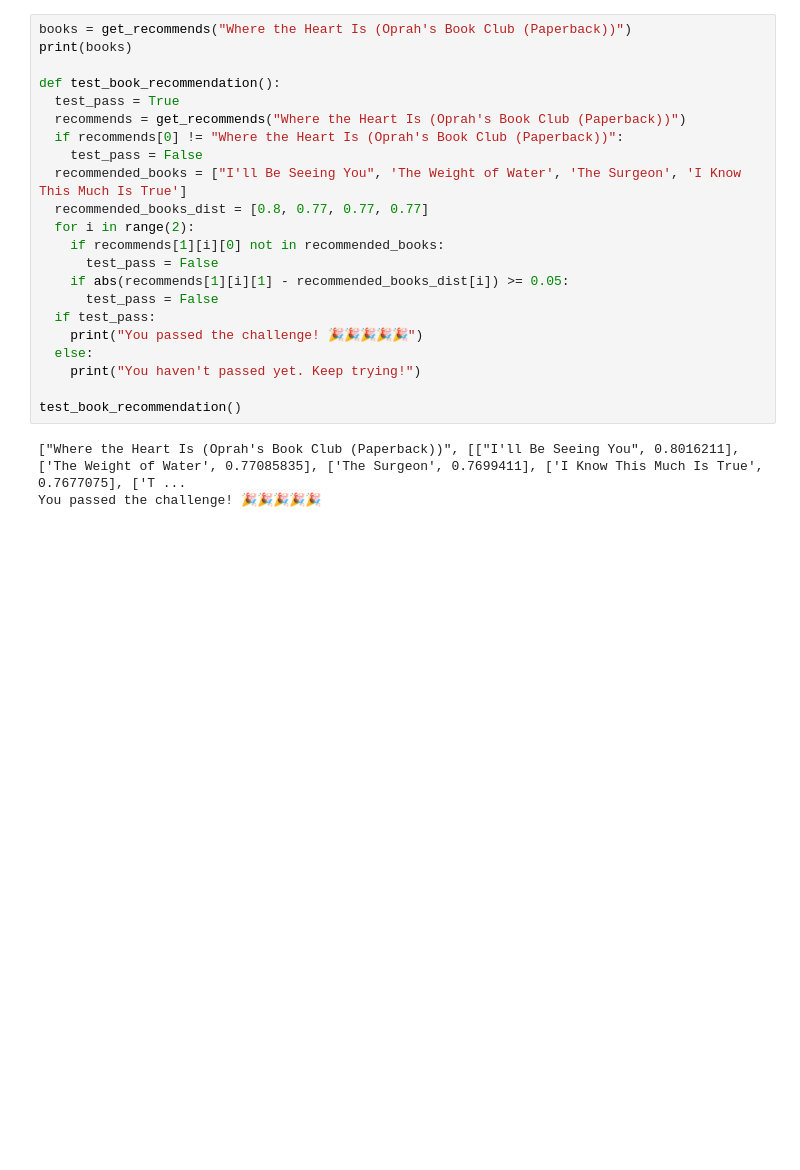
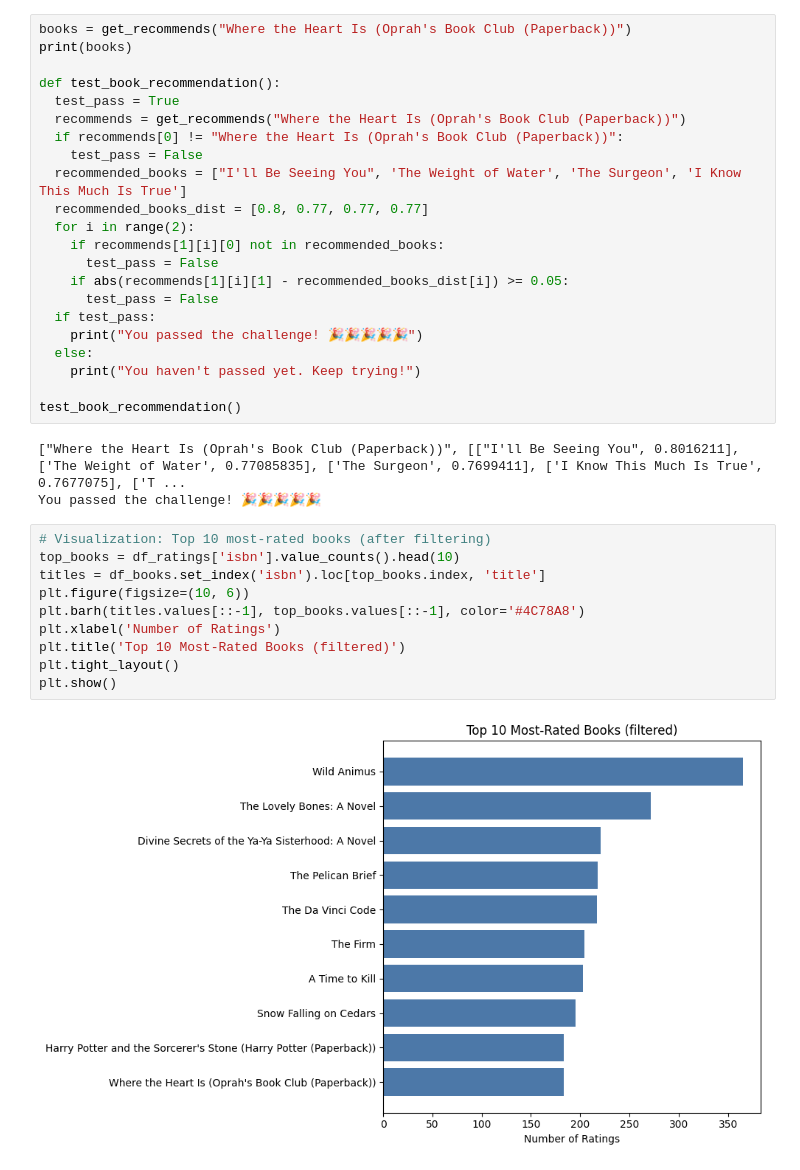
Before and after one commit to TheUnknown550/Book-Recommendation-Engine-using-KNN, a Jupyter notebook: fcc_book_recommendation_knn.ipynb, the cells around one changed output. Drawn from its saved outputs; the diff is of its cells as text; blank space fills up the shorter version.

Commit message:
Added visualisation

```diff
--- a/fcc_book_recommendation_knn.ipynb
+++ b/fcc_book_recommendation_knn.ipynb
@@ -129,3 +129,15 @@ test_book_recommendation()
 # %% [output]
 ["Where the Heart Is (Oprah's Book Club (Paperback))", [["I'll Be Seeing You", 0.8016211], ['The Weight of Water', 0.77085835], ['The Surgeon', 0.7699411], ['I Know This Much Is True', 0.7677075], ['T ...
 You passed the challenge! 🎉🎉🎉🎉🎉
+# %%
+# Visualization: Top 10 most-rated books (after filtering)
+top_books = df_ratings['isbn'].value_counts().head(10)
+titles = df_books.set_index('isbn').loc[top_books.index, 'title']
+plt.figure(figsize=(10, 6))
+plt.barh(titles.values[::-1], top_books.values[::-1], color='#4C78A8')
+plt.xlabel('Number of Ratings')
+plt.title('Top 10 Most-Rated Books (filtered)')
+plt.tight_layout()
+plt.show()
+# %% [output]
+[figure, added]
```
Also changed, not shown: parts of 3 cells of this notebook.
